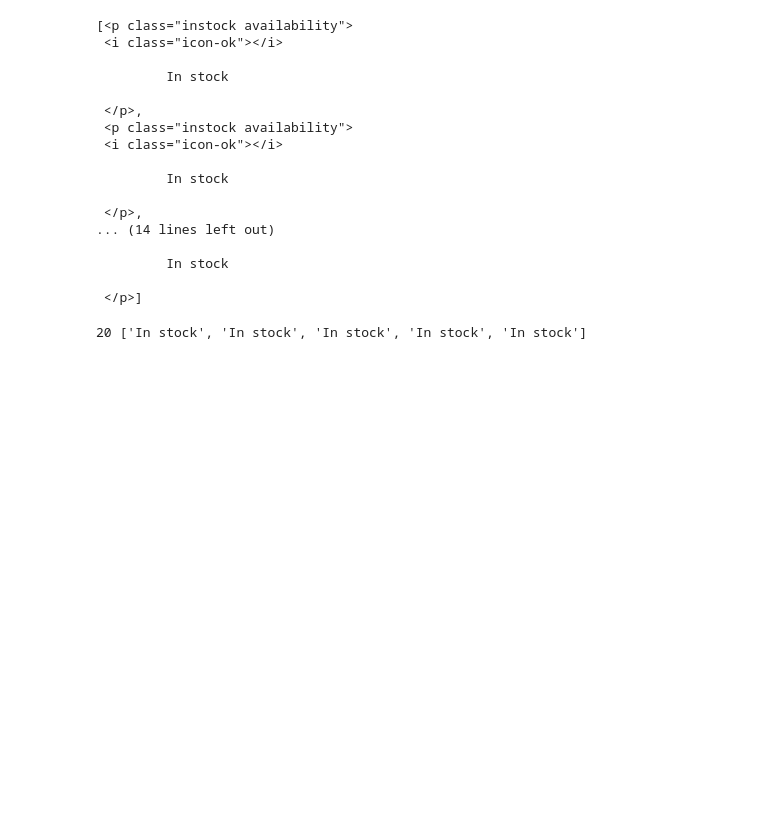
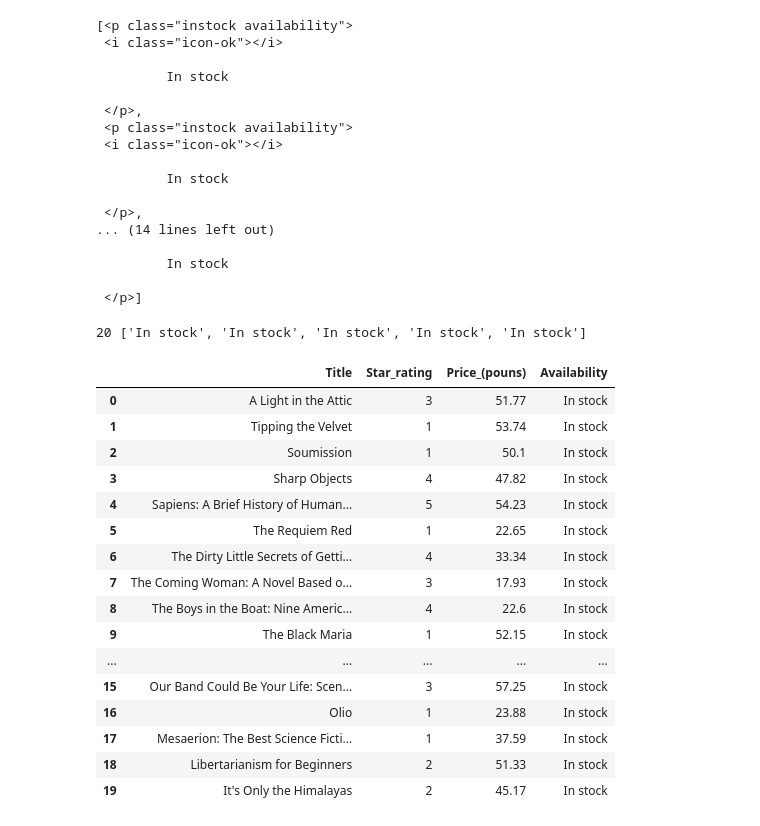
Before and after one commit to atienosonia/beautiful-soup, a Jupyter notebook: scrapy.ipynb, the cells around one changed output. Cells and saved outputs as stored; diff of their text form; code cells hidden in the pictures; blank space fills up the shorter version.

Commit message:
put the scarped information into a dataframe

```diff
--- a/scrapy.ipynb
+++ b/scrapy.ipynb
@@ -205,0 +208,22 @@ print(len(avails), avails[:5])
+# %%
+df = pd.DataFrame([final_titles, star_ratings, prices, avails]).transpose()
+df.columns = ['Title', 'Star_rating', 'Price_(pouns)', "Availability"]
+df
+# %% [output]
+|  | Title | Star_rating | Price_(pouns) | Availability |
+| 0 | A Light in the Attic | 3 | 51.77 | In stock |
+| 1 | Tipping the Velvet | 1 | 53.74 | In stock |
+| 2 | Soumission | 1 | 50.1 | In stock |
+| 3 | Sharp Objects | 4 | 47.82 | In stock |
+| 4 | Sapiens: A Brief History of Human... | 5 | 54.23 | In stock |
+| 5 | The Requiem Red | 1 | 22.65 | In stock |
+| 6 | The Dirty Little Secrets of Getti... | 4 | 33.34 | In stock |
+| 7 | The Coming Woman: A Novel Based o... | 3 | 17.93 | In stock |
+| 8 | The Boys in the Boat: Nine Americ... | 4 | 22.6 | In stock |
+| 9 | The Black Maria | 1 | 52.15 | In stock |
+| ... | ... | ... | ... | ... |
+| 15 | Our Band Could Be Your Life: Scen... | 3 | 57.25 | In stock |
+| 16 | Olio | 1 | 23.88 | In stock |
+| 17 | Mesaerion: The Best Science Ficti... | 1 | 37.59 | In stock |
+| 18 | Libertarianism for Beginners | 2 | 51.33 | In stock |
+| 19 | It's Only the Himalayas | 2 | 45.17 | In stock |
```
Also changed, not shown: parts of 1 cell of this notebook.
